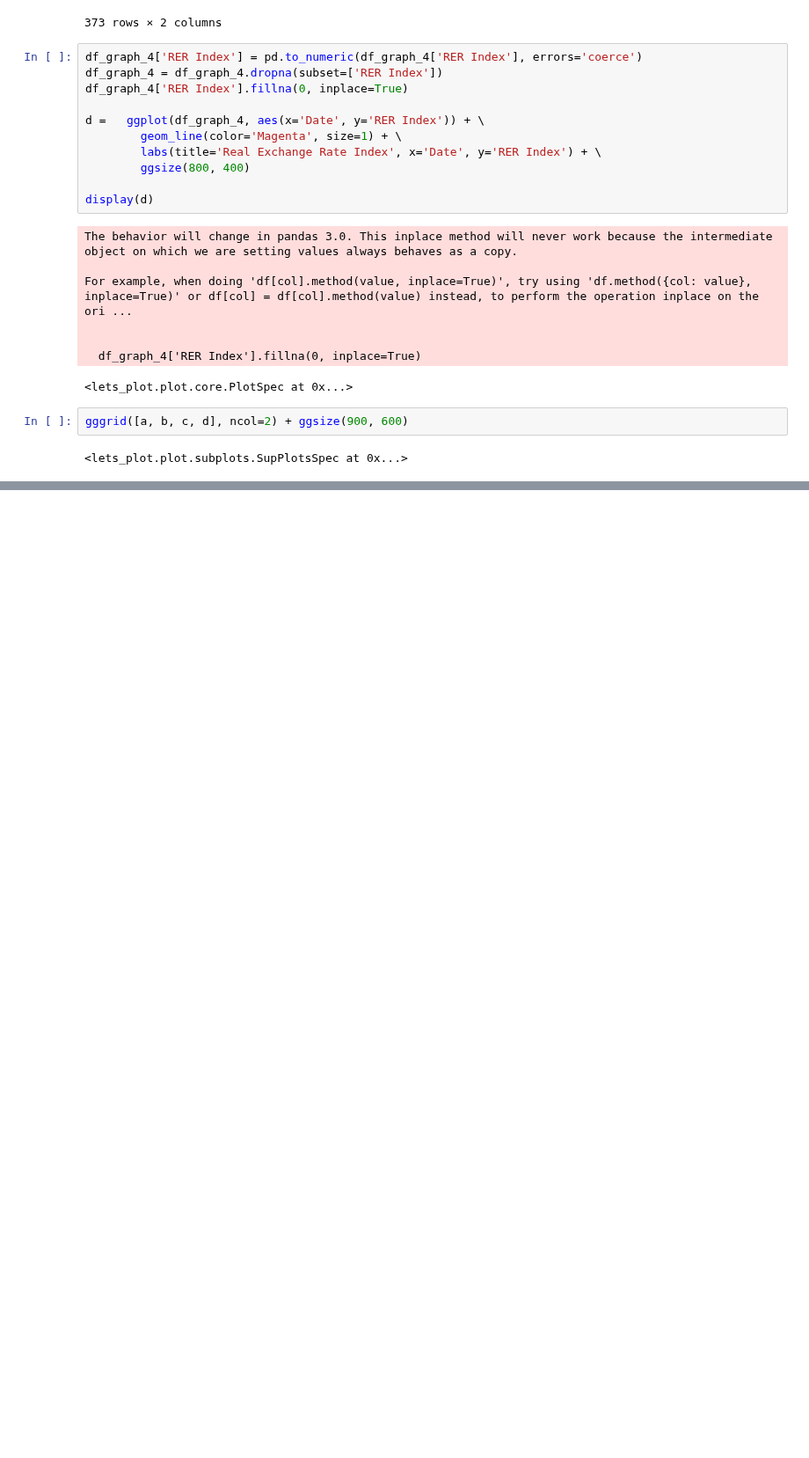
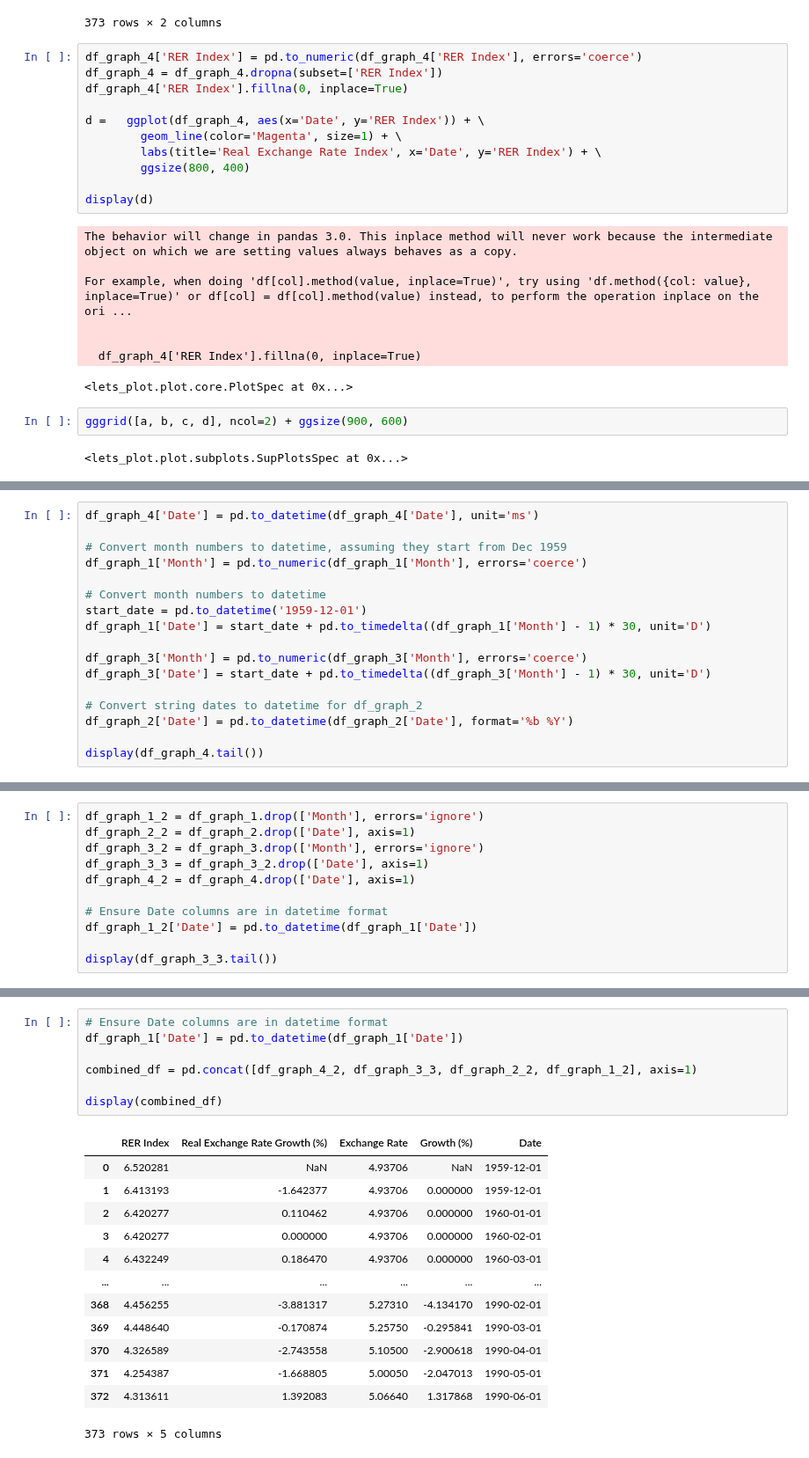
Before and after one commit to SparklyPlant/The-Grave-of-Ming, a Jupyter notebook: Code/NB1.ipynb, the cells around one changed output, grey strips where cells are left out. Shown at 88% size. Saved outputs shown, nothing was run; the diff lists cells and outputs as text; blank space fills up the shorter version.

```diff
--- a/Code/NB1.ipynb
+++ b/Code/NB1.ipynb
@@ -708,0 +712,17 @@ gggrid([a, b, c, d], ncol=2) + ggsize(900, 600)
+# %%
+df_graph_4['Date'] = pd.to_datetime(df_graph_4['Date'], unit='ms')
+
+# Convert month numbers to datetime, assuming they start from Dec 1959
+df_graph_1['Month'] = pd.to_numeric(df_graph_1['Month'], errors='coerce')
+
+# Convert month numbers to datetime
+start_date = pd.to_datetime('1959-12-01')
+df_graph_1['Date'] = start_date + pd.to_timedelta((df_graph_1['Month'] - 1) * 30, unit='D')
+
+df_graph_3['Month'] = pd.to_numeric(df_graph_3['Month'], errors='coerce')
+df_graph_3['Date'] = start_date + pd.to_timedelta((df_graph_3['Month'] - 1) * 30, unit='D')
+
+# Convert string dates to datetime for df_graph_2
+df_graph_2['Date'] = pd.to_datetime(df_graph_2['Date'], format='%b %Y')
+
+display(df_graph_4.tail())
@@ -708,0 +736,11 @@ gggrid([a, b, c, d], ncol=2) + ggsize(900, 600)
+# %%
+df_graph_1_2 = df_graph_1.drop(['Month'], errors='ignore')
+df_graph_2_2 = df_graph_2.drop(['Date'], axis=1)
+df_graph_3_2 = df_graph_3.drop(['Month'], errors='ignore')
+df_graph_3_3 = df_graph_3_2.drop(['Date'], axis=1)
+df_graph_4_2 = df_graph_4.drop(['Date'], axis=1)
+
+# Ensure Date columns are in datetime format
+df_graph_1_2['Date'] = pd.to_datetime(df_graph_1['Date'])
+
+display(df_graph_3_3.tail())
@@ -708,0 +754,21 @@ gggrid([a, b, c, d], ncol=2) + ggsize(900, 600)
+# %%
+# Ensure Date columns are in datetime format
+df_graph_1['Date'] = pd.to_datetime(df_graph_1['Date'])
+
+combined_df = pd.concat([df_graph_4_2, df_graph_3_3, df_graph_2_2, df_graph_1_2], axis=1)
+
+display(combined_df)
+# %% [output]
+|  | RER Index | Real Exchange Rate Growth (%) | Exchange Rate | Growth (%) | Date |
+| 0 | 6.520281 | NaN | 4.93706 | NaN | 1959-12-01 |
+| 1 | 6.413193 | -1.642377 | 4.93706 | 0.000000 | 1959-12-01 |
+| 2 | 6.420277 | 0.110462 | 4.93706 | 0.000000 | 1960-01-01 |
+| 3 | 6.420277 | 0.000000 | 4.93706 | 0.000000 | 1960-02-01 |
+| 4 | 6.432249 | 0.186470 | 4.93706 | 0.000000 | 1960-03-01 |
+| ... | ... | ... | ... | ... | ... |
+| 368 | 4.456255 | -3.881317 | 5.27310 | -4.134170 | 1990-02-01 |
+| 369 | 4.448640 | -0.170874 | 5.25750 | -0.295841 | 1990-03-01 |
+| 370 | 4.326589 | -2.743558 | 5.10500 | -2.900618 | 1990-04-01 |
+| 371 | 4.254387 | -1.668805 | 5.00050 | -2.047013 | 1990-05-01 |
+| 372 | 4.313611 | 1.392083 | 5.06640 | 1.317868 | 1990-06-01 |
+373 rows × 5 columns
```
Also changed, not shown: parts of 6 cells of this notebook.
